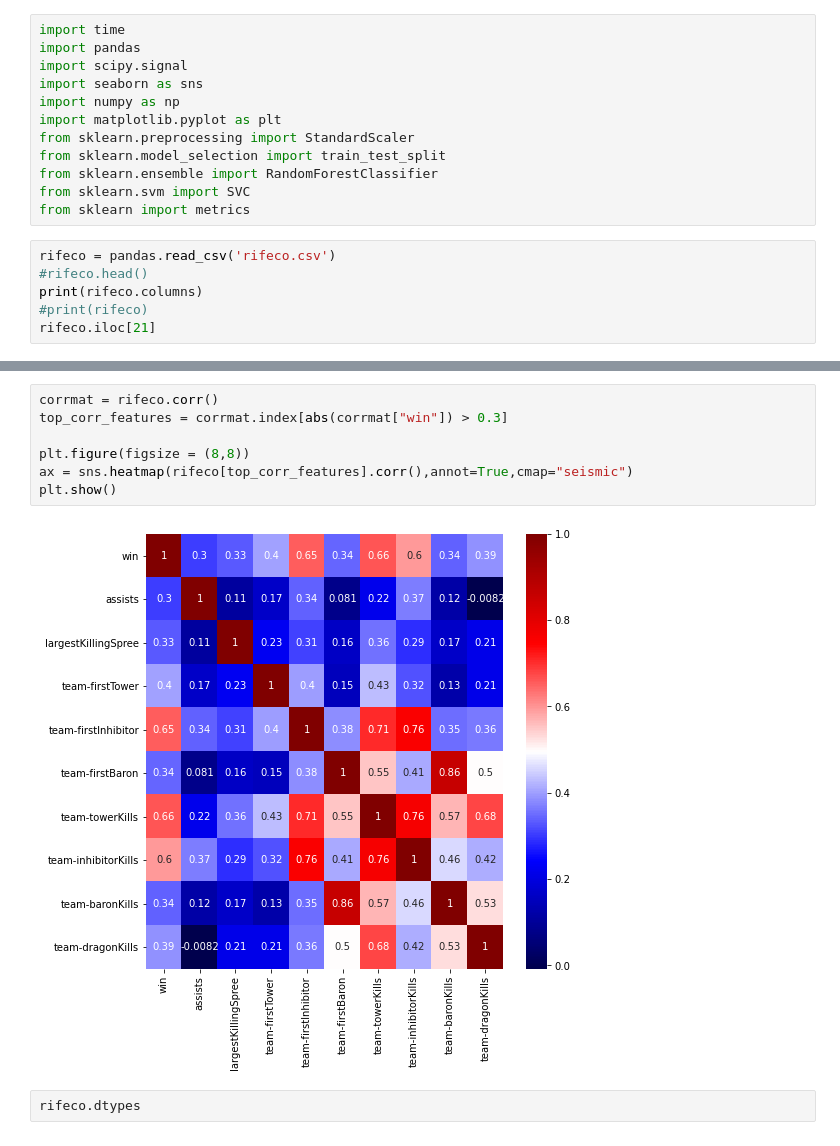
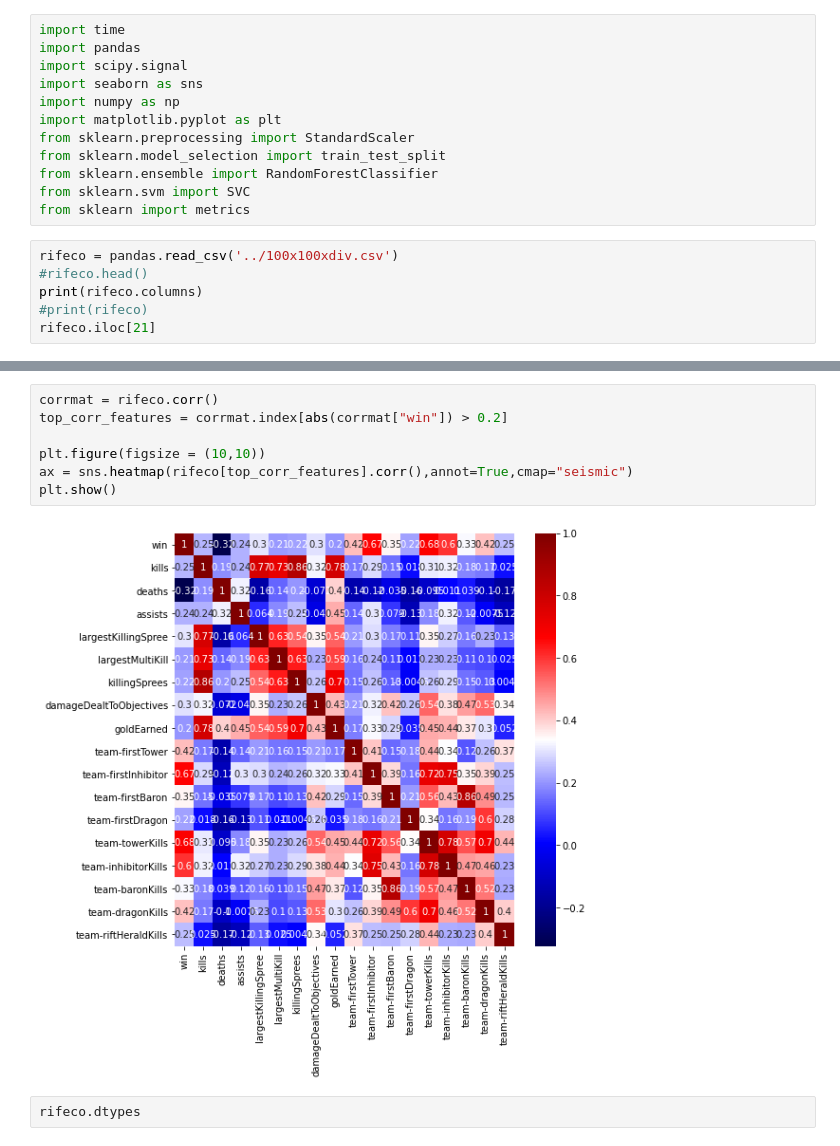
Before and after one commit to sr-Te/dataMining-LeagueOfLegends, a Jupyter notebook: trash/rifeco_gg.ipynb, the cells around one changed output, grey strips where cells are left out. Cells and saved outputs as stored; diff of their text form.

```diff
--- a/trash/rifeco_gg.ipynb
+++ b/trash/rifeco_gg.ipynb
@@ -11,7 +11,7 @@ from sklearn.ensemble import RandomForestClassifier
 from sklearn.svm import SVC
 from sklearn import metrics
 # %%
-rifeco = pandas.read_csv('rifeco.csv')
+rifeco = pandas.read_csv('../100x100xdiv.csv')
 #rifeco.head()
 print(rifeco.columns)
 #print(rifeco)
@@ -62,13 +62,13 @@ rifeco.describe()
 8 rows × 34 columns
 # %%
 corrmat = rifeco.corr()
-top_corr_features = corrmat.index[abs(corrmat["win"]) > 0.3]
+top_corr_features = corrmat.index[abs(corrmat["win"]) > 0.2]
 
-plt.figure(figsize = (8,8))
+plt.figure(figsize = (10,10))
 ax = sns.heatmap(rifeco[top_corr_features].corr(),annot=True,cmap="seismic")
 plt.show()
 # %% [output]
-[figure, old version]
+[figure, new version]
 # %%
 rifeco.dtypes
 # %% [output]
```
Also changed, not shown: parts of 2 cells of this notebook, 4 other files.
